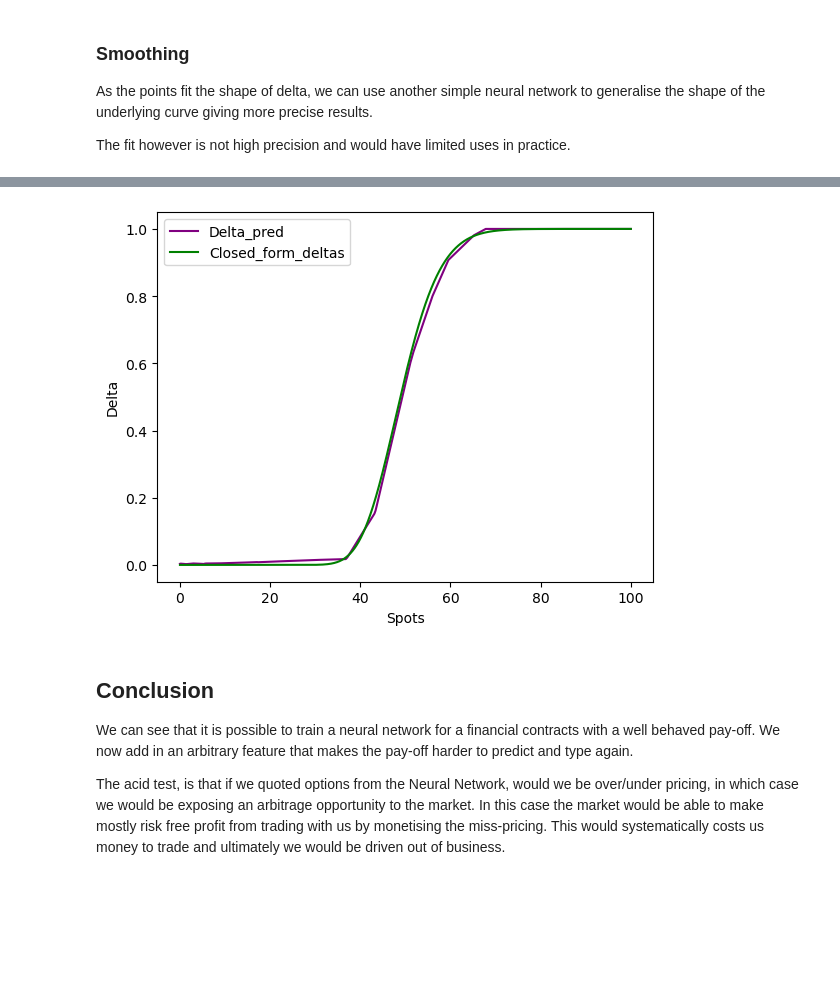
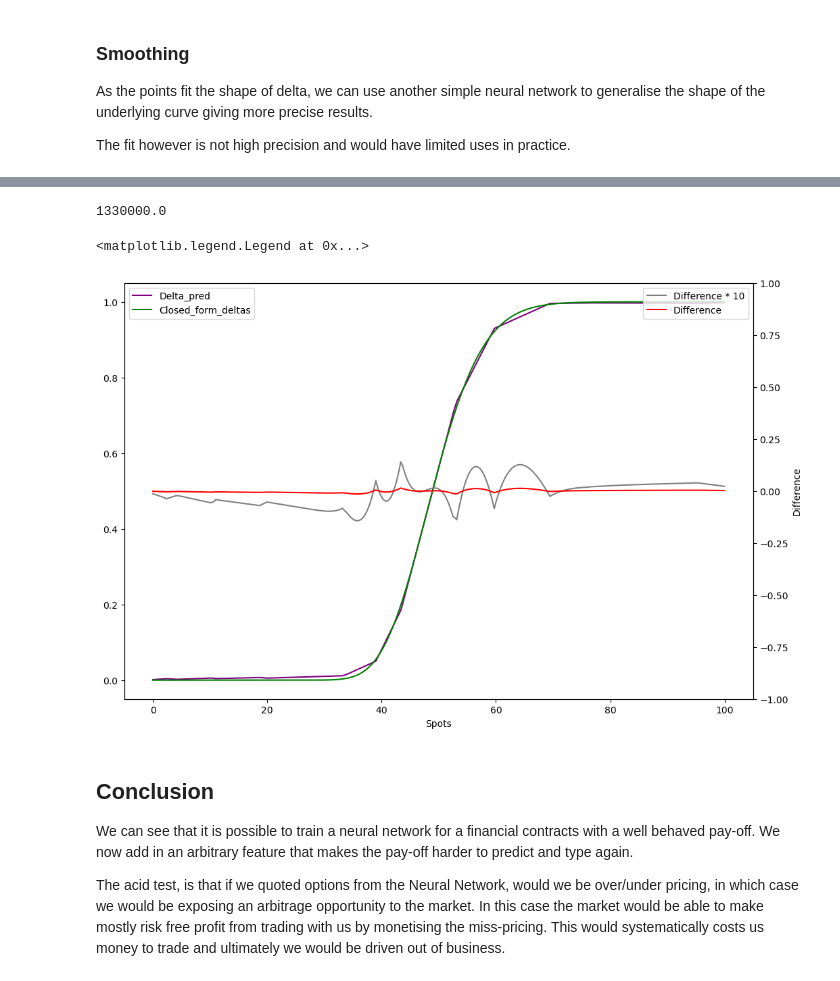
Before and after one commit to parrisma/optprice, a Jupyter notebook: jupyter/optprice.ipynb, the cells around one changed output, grey strips where cells are left out. Saved outputs shown, nothing was run; the diff lists cells and outputs as text; code cells hidden in the pictures; blank space fills up the shorter version.

```diff
--- a/jupyter/optprice.ipynb
+++ b/jupyter/optprice.ipynb
@@ -1147,7 +1151,40 @@ When trading options we need to know how the option behaves as the parameters ch
 A critical one to know is delta, which is the rate of change of the option price as the spot price changes. For the closed form model we are using here, there is a closed form function for delta. However in the more complex options delta is calculated numerically. This is done by calculating an option price for a given spot level, and a the option price foe very small increase in spot. (very small as in 1/1'000'000). From this we can calculate the rate of change of option price with respect to change in spot.
 
 We can use our trained network to generate the numerical delta and compare it to the closed form delta, this will be another indication of the viability of the trained network.
+# %%
+def plot_dual_line(x: List[float],
+                   y1: List[float],
+                   y2: List[float],
+                   title: str = "",
+                   x_lab: str = "",
+                   y1_lab: str = "",
+                   y2_lab: str = "") -> None:
+    """
+    Plots two lines on the same graph.
+
+    Args:
+        x: Common 1D array of x values to plot for y1 and y2.
+        y1: First 1D array of y values to plot.
+        y2: Second 1D array of y values to plot.
+        title: Graph title.
+        x_lab: X-axis label.
+        y1_lab: y1-axis label.
+        y2_lab: y2-axis label.
+    """
+    fig, ax1 = plt.subplots(figsize=(8, 8))
+    ax2 = ax1.twinx()
+    ax1.set_title(title)
+    ax1.set_xlabel(x_lab)
+    ax1.plot(x, y1, color="green")
+    ax2.plot(x, y2, color="red")
+    ax1.set_ylabel(y1_lab)
+    ax2.set_ylabel(y2_lab)
+    ax1.legend([y1_lab], loc=0)
+    ax2.legend([y2_lab], loc=9)
+    plt.tight_layout()
+    plt.show()
 # %%
+import numpy as np
 import numpy as np
 def calculate_numerical_delta(model,
                               k: float = STRIKE,
@@ -1172,8 +1209,7 @@ def calculate_numerical_delta(model,
     small_change: Final[float] = 1e-6
 
     # Spot range must be within the trained range
-    step_size = 0.005
-    spots = [x * step_size for x in range(spot_min, int(spot_max / step_size))]
+    random_floats = np.random.uniform(spot_min, spot_max, size=200)
     x_p1 = np.zeros((len(spots), 5))
     x_p2 = np.zeros((len(spots), 5))
 
@@ -1275,16 +1308,26 @@ Epoch 00050: LearningRateScheduler setting learning rate to 0.000172895239735833
 <tensorflow.python.keras.callbacks.History at 0x...>
 # %%
 # We can now predict the delta for the entire spot range and compare it to the ideal case as predicted by the Black-Scholes model
-delta_pred = delta_model.predict(spots)
+delta_pred = delta_model.predict(spots).flatten()
+# %%
+print(np.min())
+# %% [output]
+1330000.0
 # %%
 fig, ax1 = plt.subplots(figsize=(12, 8))
 ax1.plot(spots, delta_pred, color='purple', label='Delta_pred')
 ax1.plot(spots, closed_form_deltas, color='green', label='Closed_form_deltas')
 ax1.set_xlabel('Spots')
-ax1.set_ylabel('Delta')
+ax2 = ax1.twinx()
+ax2.set_ylim(-1, 1)
+ax2.plot(spots, (closed_form_deltas - delta_pred)*10, color='gray', label='Difference * 10')
+ax2.plot(spots, (closed_form_deltas - delta_pred), color='red', label='Difference')
+ax2.set_ylabel('Difference')
 ax1.legend()
+ax2.legend()
 # %% [output]
+<matplotlib.legend.Legend at 0x...>
-[figure, old version]
+[figure, new version]
 # %% [markdown]
 ## Conclusion
 
```
Also changed, not shown: parts of 100 cells of this notebook.
